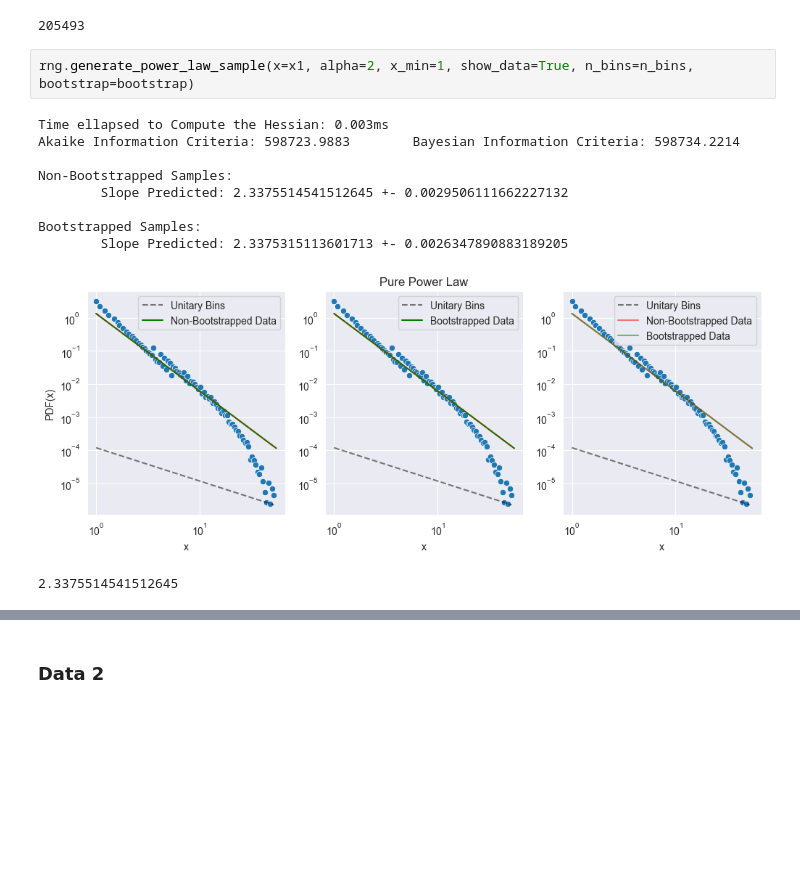
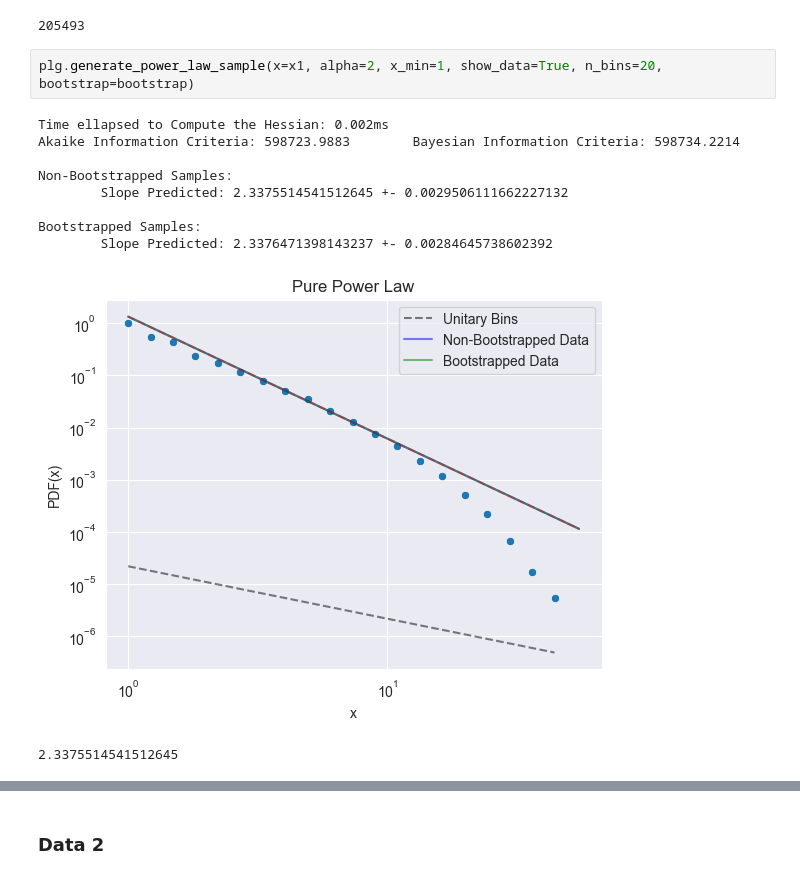
Before and after one commit to amprod18/Optimization-Methods-for-ML-in-Power-Laws, a Jupyter notebook: Optimization_Routines_Showoff.ipynb, the cells around one changed output, grey strips where cells are left out. Drawn from its saved outputs; the diff is of its cells as text; blank space fills up the shorter version.

```diff
--- a/Optimization_Routines_Showoff.ipynb
+++ b/Optimization_Routines_Showoff.ipynb
@@ -411,16 +419,16 @@ len(x1)
 # %% [output]
 205493
 # %%
-rng.generate_power_law_sample(x=x1, alpha=2, x_min=1, show_data=True, n_bins=n_bins, bootstrap=bootstrap)
+plg.generate_power_law_sample(x=x1, alpha=2, x_min=1, show_data=True, n_bins=20, bootstrap=bootstrap)
 # %% [output]
-Time ellapsed to Compute the Hessian: 0.003ms
+Time ellapsed to Compute the Hessian: 0.002ms
 Akaike Information Criteria: 598723.9883        Bayesian Information Criteria: 598734.2214
 
 Non-Bootstrapped Samples:
         Slope Predicted: 2.3375514541512645 +- 0.0029506111662227132
 
 Bootstrapped Samples:
-        Slope Predicted: 2.3375315113601713 +- 0.0026347890883189205
+        Slope Predicted: 2.3376471398143237 +- 0.00284645738602392
-[figure, old version]
+[figure, new version]
 2.3375514541512645
 # %%
```
Also changed, not shown: parts of 34 cells of this notebook, 2 other files.
